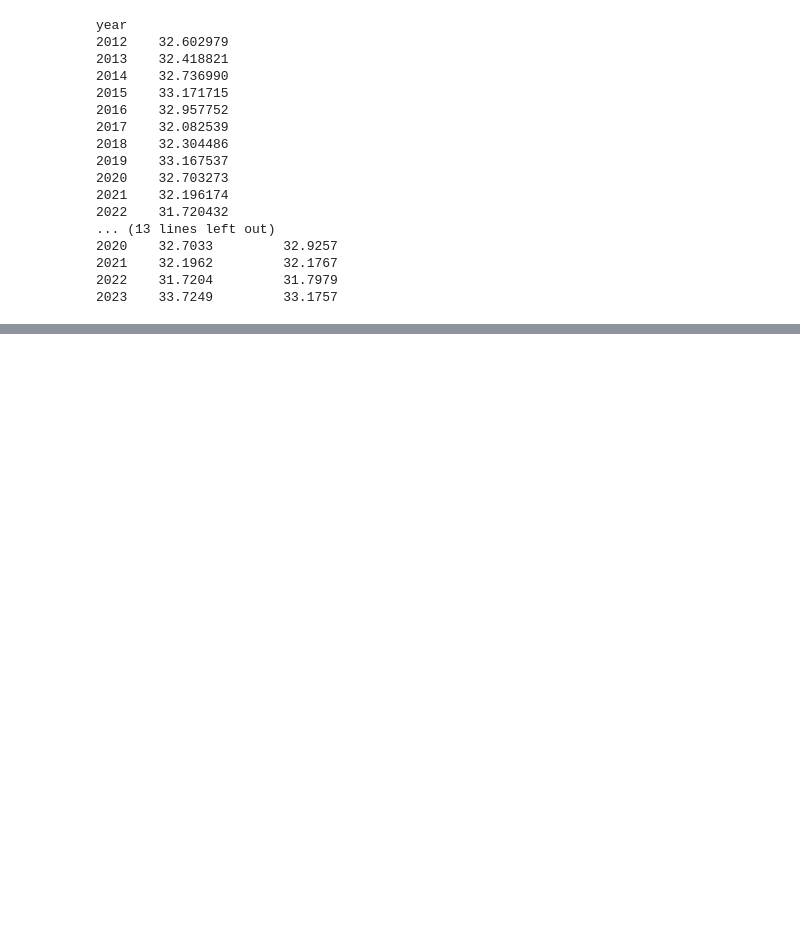
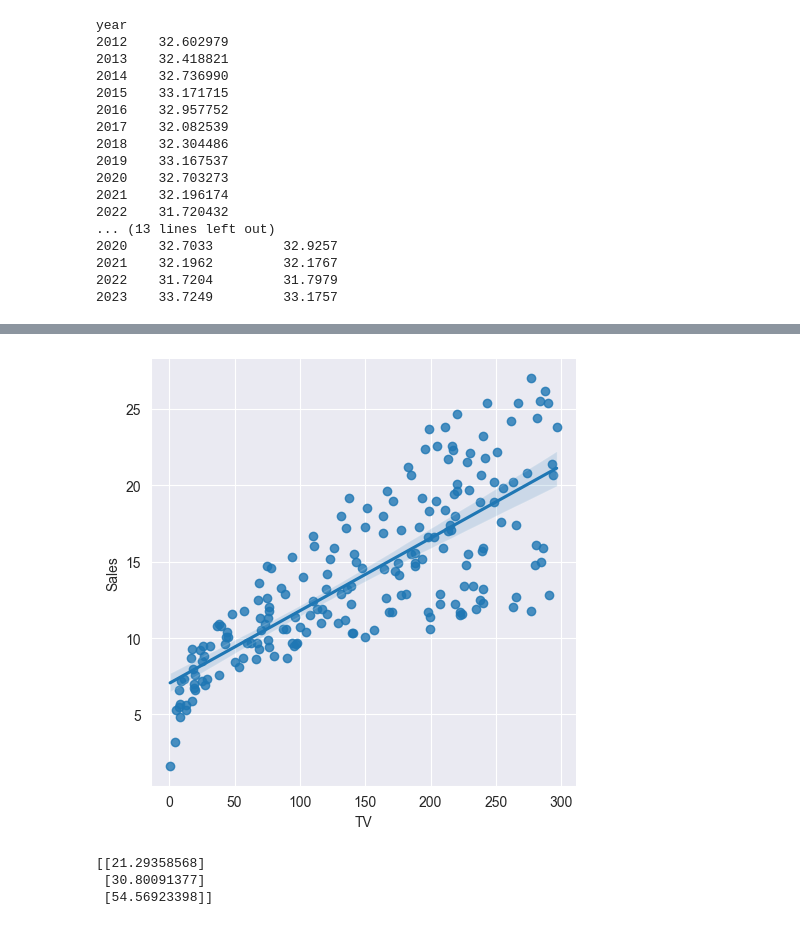
Before and after one commit to passapol146990/1204307-AI-algorithm, a Jupyter notebook: seaborn&pandas.ipynb, the cells around one changed output, grey strips where cells are left out. Drawn from its saved outputs; the diff is of its cells as text; code cells hidden in the pictures; blank space fills up the shorter version.

```diff
--- a/seaborn&pandas.ipynb
+++ b/seaborn&pandas.ipynb
@@ -255,0 +329,14 @@ year
+# %%
+sns.set_style('darkgrid')
+sns.lmplot(x='TV', y='Sales', data=df)
+plt.show()
+# %% [output]
+[figure, added]
+# %%
+x_input = [[300],[500],[1000]]
+y_predict = model.predict(x_input)
+print(y_predict)
+# %% [output]
+[[21.29358568]
+ [30.80091377]
+ [54.56923398]]
```
Also changed, not shown: parts of 32 cells of this notebook.
